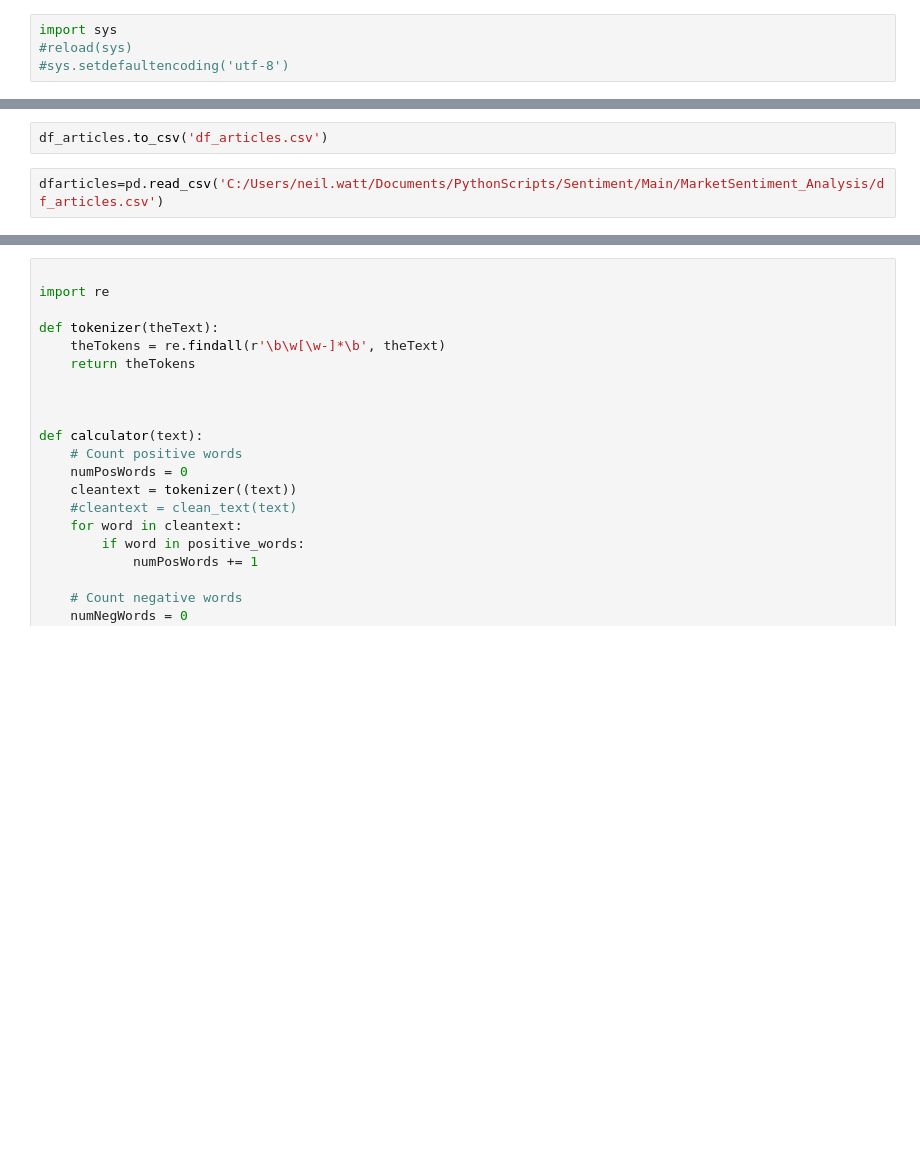
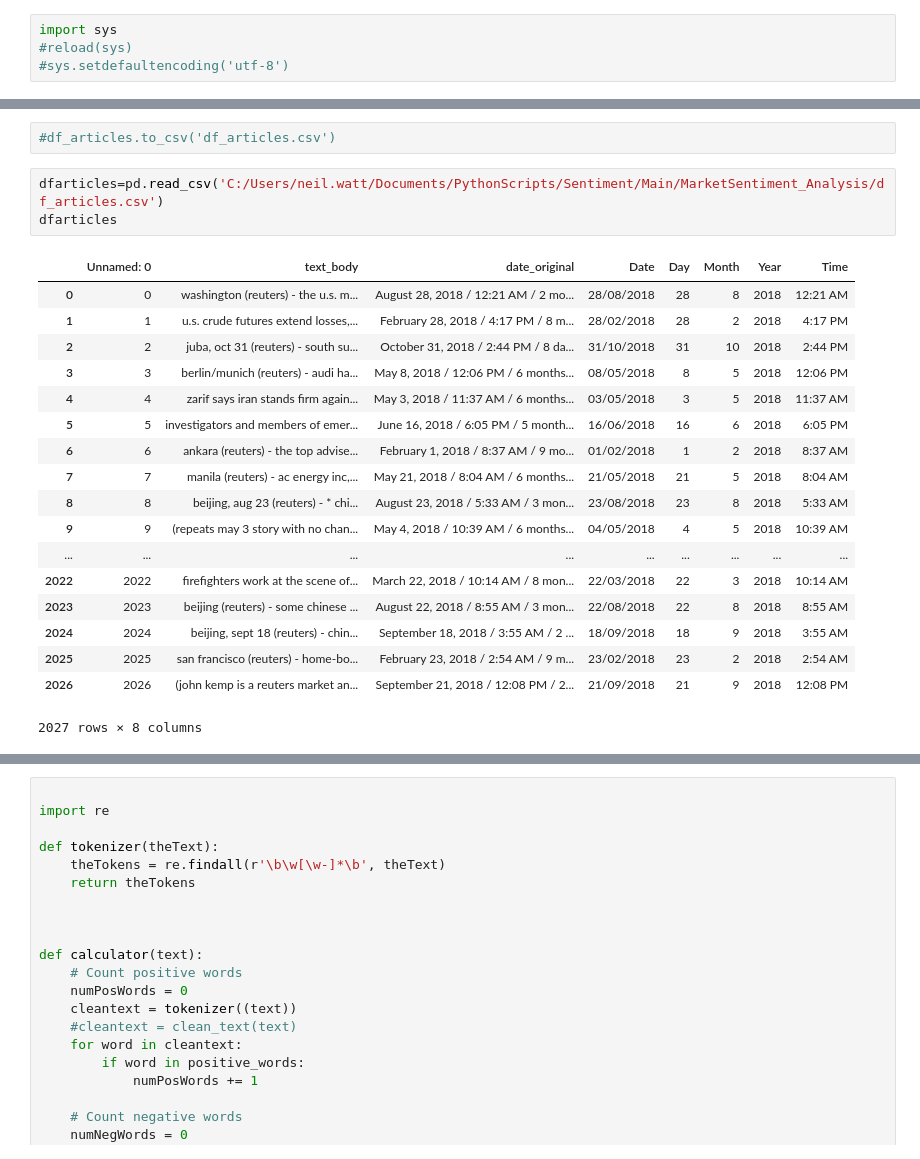
Before and after one commit to ATHERY59700/MarketSentiment_Analysis, a Jupyter notebook: MarketSentiment_Analysis.ipynb, the cells around one changed output, grey strips where cells are left out. Cells and saved outputs as stored; diff of their text form; blank space fills up the shorter version.

```diff
--- a/MarketSentiment_Analysis.ipynb
+++ b/MarketSentiment_Analysis.ipynb
@@ -239,7 +286,27 @@ df_articles
 # %%
-df_articles.to_csv('df_articles.csv')
+#df_articles.to_csv('df_articles.csv')
 # %%
 dfarticles=pd.read_csv('C:/Users/neil.watt/Documents/PythonScripts/Sentiment/Main/MarketSentiment_Analysis/df_articles.csv')
+dfarticles
+# %% [output]
+|  | Unnamed: 0 | text_body | date_original | Date | Day | Month | Year | Time |
+| 0 | 0 | washington (reuters) - the u.s. m... | August 28, 2018 / 12:21 AM / 2 mo... | 28/08/2018 | 28 | 8 | 2018 | 12:21 AM |
+| 1 | 1 | u.s. crude futures extend losses,... | February 28, 2018 / 4:17 PM / 8 m... | 28/02/2018 | 28 | 2 | 2018 | 4:17 PM |
+| 2 | 2 | juba, oct 31 (reuters) - south su... | October 31, 2018 / 2:44 PM / 8 da... | 31/10/2018 | 31 | 10 | 2018 | 2:44 PM |
+| 3 | 3 | berlin/munich (reuters) - audi ha... | May 8, 2018 / 12:06 PM / 6 months... | 08/05/2018 | 8 | 5 | 2018 | 12:06 PM |
+| 4 | 4 | zarif says iran stands firm again... | May 3, 2018 / 11:37 AM / 6 months... | 03/05/2018 | 3 | 5 | 2018 | 11:37 AM |
+| 5 | 5 | investigators and members of emer... | June 16, 2018 / 6:05 PM / 5 month... | 16/06/2018 | 16 | 6 | 2018 | 6:05 PM |
+| 6 | 6 | ankara (reuters) - the top advise... | February 1, 2018 / 8:37 AM / 9 mo... | 01/02/2018 | 1 | 2 | 2018 | 8:37 AM |
+| 7 | 7 | manila (reuters) - ac energy inc,... | May 21, 2018 / 8:04 AM / 6 months... | 21/05/2018 | 21 | 5 | 2018 | 8:04 AM |
+| 8 | 8 | beijing, aug 23 (reuters) - * chi... | August 23, 2018 / 5:33 AM / 3 mon... | 23/08/2018 | 23 | 8 | 2018 | 5:33 AM |
+| 9 | 9 | (repeats may 3 story with no chan... | May 4, 2018 / 10:39 AM / 6 months... | 04/05/2018 | 4 | 5 | 2018 | 10:39 AM |
+| ... | ... | ... | ... | ... | ... | ... | ... | ... |
+| 2022 | 2022 | firefighters work at the scene of... | March 22, 2018 / 10:14 AM / 8 mon... | 22/03/2018 | 22 | 3 | 2018 | 10:14 AM |
+| 2023 | 2023 | beijing (reuters) - some chinese ... | August 22, 2018 / 8:55 AM / 3 mon... | 22/08/2018 | 22 | 8 | 2018 | 8:55 AM |
+| 2024 | 2024 | beijing, sept 18 (reuters) - chin... | September 18, 2018 / 3:55 AM / 2 ... | 18/09/2018 | 18 | 9 | 2018 | 3:55 AM |
+| 2025 | 2025 | san francisco (reuters) - home-bo... | February 23, 2018 / 2:54 AM / 9 m... | 23/02/2018 | 23 | 2 | 2018 | 2:54 AM |
+| 2026 | 2026 | (john kemp is a reuters market an... | September 21, 2018 / 12:08 PM / 2... | 21/09/2018 | 21 | 9 | 2018 | 12:08 PM |
+2027 rows × 8 columns
 # %%
 from textblob import TextBlob
 import re
```
Also changed, not shown: parts of 10 cells of this notebook, 2 other files.
